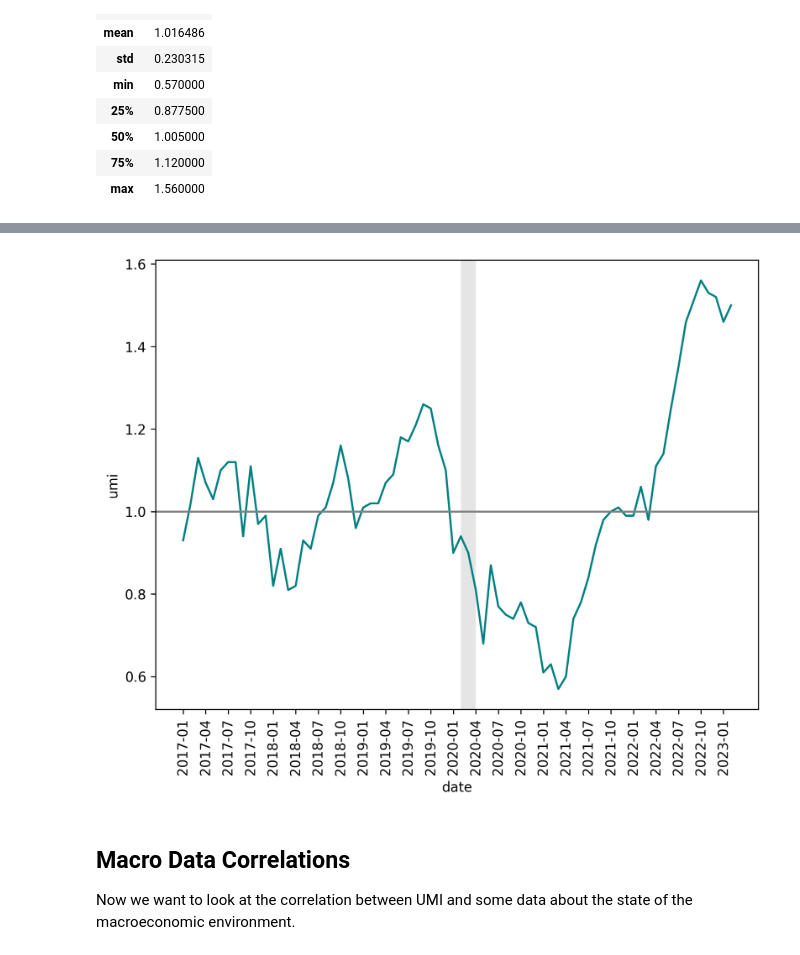
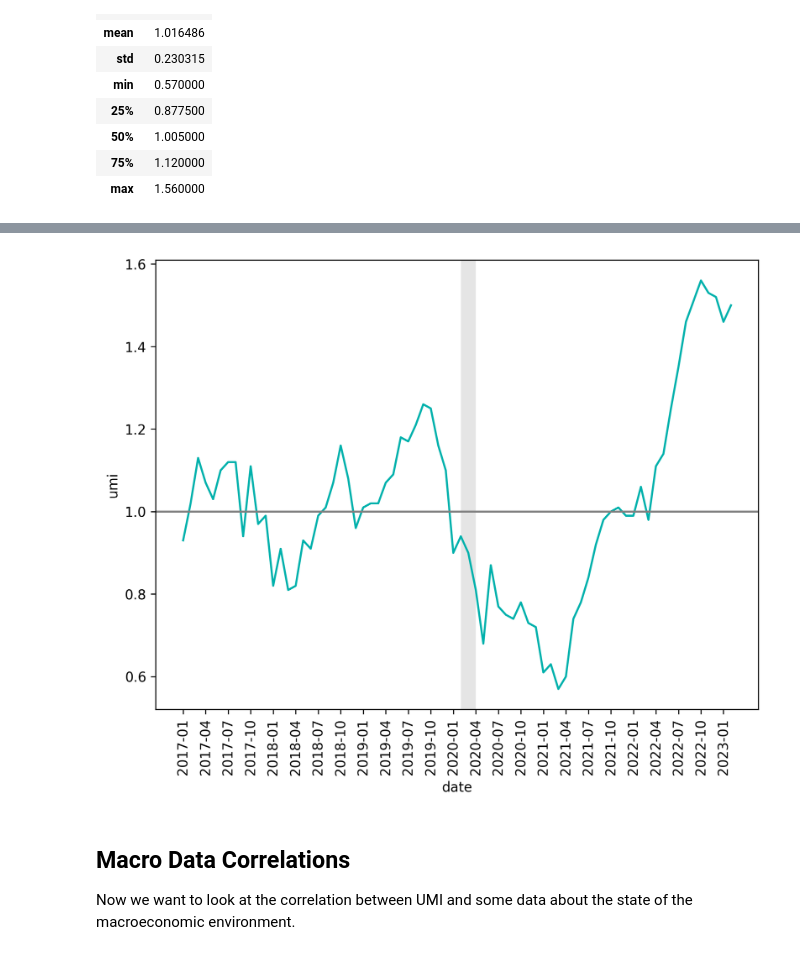
Before and after one commit to jkeltner/umi_playground, a Jupyter notebook: umi_correlation.ipynb, the cells around one changed output, grey strips where cells are left out. Cells and saved outputs as stored; diff of their text form; code cells hidden in the pictures.

```diff
--- a/umi_correlation.ipynb
+++ b/umi_correlation.ipynb
@@ -12,6 +12,9 @@ from datetime import datetime
 import ipywidgets as widgets
 from IPython.display import display, clear_output
 from sklearn.linear_model import LinearRegression
+
+# use the official Upstart teal!
+UPSTART_TEAL = '#00b1ac'
 
 # setting up some plot size and dpi for nice graphics
 plt.rcParams['figure.figsize'] = [8.0, 6.0]
@@ -46,13 +49,13 @@ sns.boxplot(y='umi', data=umi_data, color="teal")
 # %%
 # Quick graph of UMI over time
-graph = sns.lineplot(data=umi_data, x='date', y='umi', color="teal") # draw the UMI line
+graph = sns.lineplot(data=umi_data, x='date', y='umi', color=UPSTART_TEAL) # draw the UMI line
 x_ticks = umi_data['date'][::3] # include every 3rd month == quarters
 graph.set(xticks=x_ticks)
 graph.set_xticklabels(graph.get_xticklabels(), rotation=90) # set the labels and rotate 90 degrees
 graph.axhline(1.0, color="gray") # add a grey line at UMI of 1.0
 addRecessions(graph)
 # %% [output]
-[figure, old version]
+[figure, new version]
 # %% [markdown]
 ## Macro Data Correlations
 Now we want to look at the correlation between UMI and some data about the state of the macroeconomic environment.
```
Also changed, not shown: parts of 2 cells of this notebook, 1 other file.
